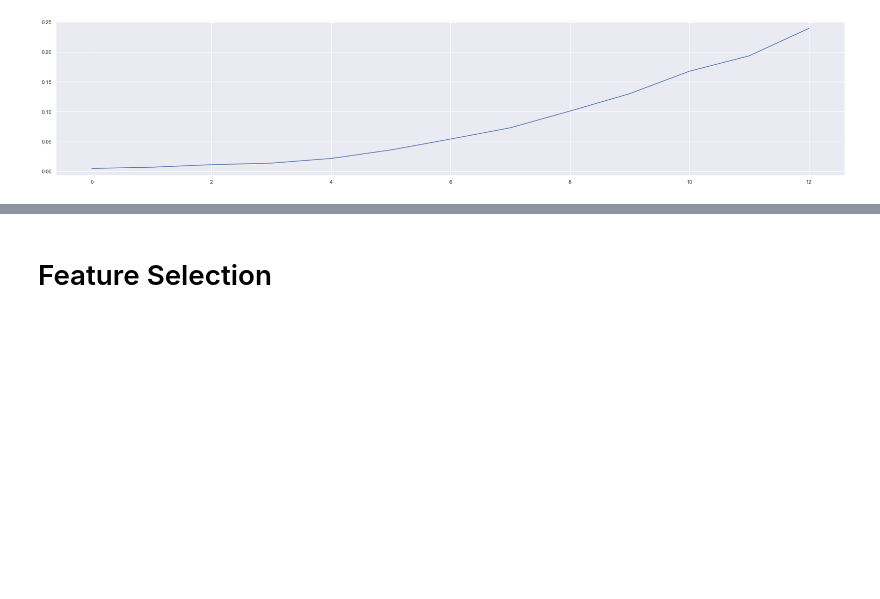
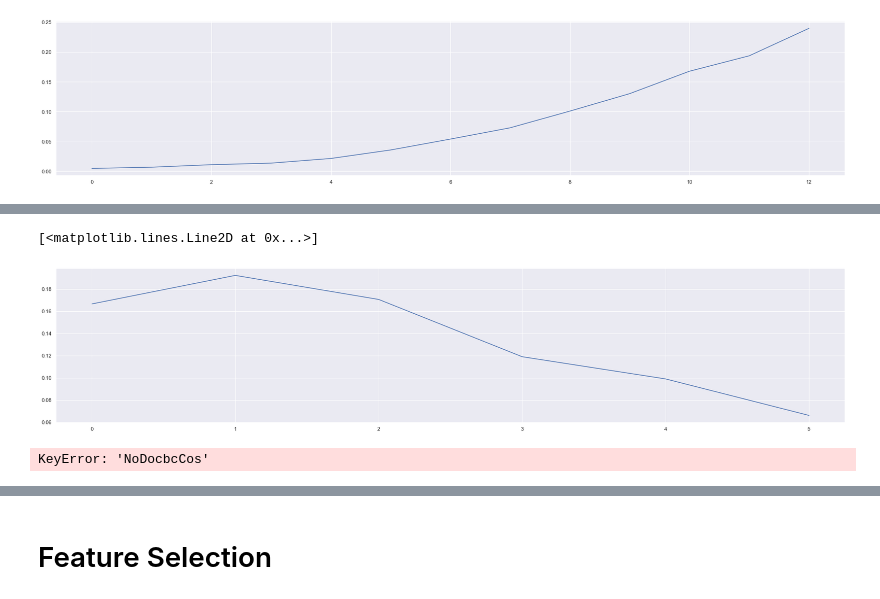
Before and after one commit to LouiseLi7/STA160-group-project, a Jupyter notebook: Midterm Project - STA 160 (Feature Selection Version).ipynb, the cells around one changed output, grey strips where cells are left out. Saved outputs shown, nothing was run; the diff lists cells and outputs as text; code cells hidden in the pictures; blank space fills up the shorter version.

```diff
--- a/Midterm Project - STA 160 (Feature Selection Version).ipynb
+++ b/Midterm Project - STA 160 (Feature Selection Version).ipynb
@@ -118 +128,15 @@ plt.plot(age_ratio)
+# %%
+# Education ratio plot
+Education_ratio = []
+for i in range(1,7):
+    value = sum(hd_data[hd_data['HeartDiseaseorAttack']==1]['Education']==i)/sum(hd_data['Education']==i)
+    Education_ratio.append(value)
+plt.plot(Education_ratio)
+# %% [output]
+[<matplotlib.lines.Line2D at 0x...>]
+[figure, added]
+# %%
+hd_data['NoDocbcCost'].unique()
+# %% [output]
+KeyError: 'NoDocbcCos'
 # %%
```
Also changed, not shown: parts of 15 cells of this notebook.
